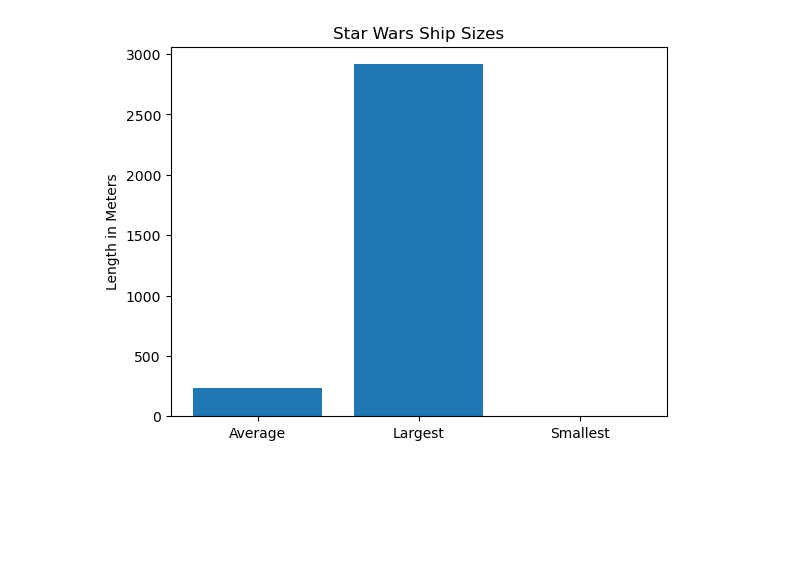
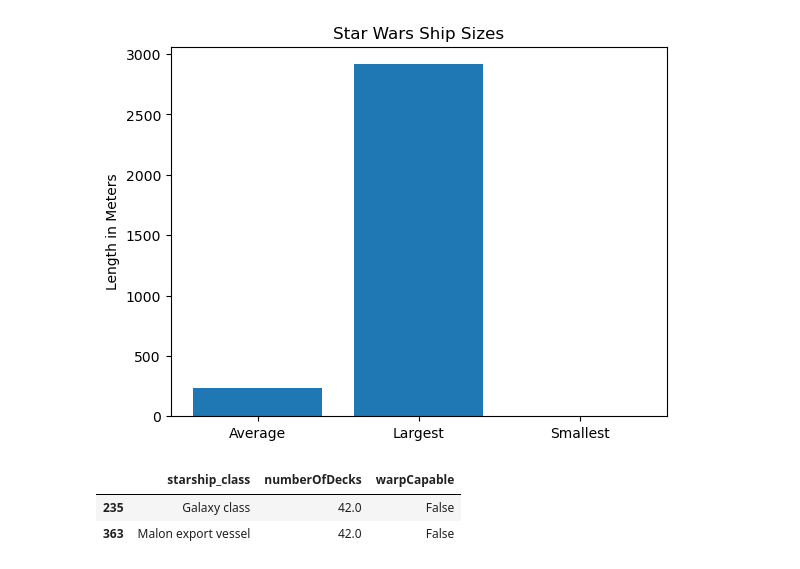
Before and after one commit to wesiswes629/wookiestapi, a Jupyter notebook: notebooks/all_spacecraft.ipynb, the cells around one changed output. Cells and saved outputs as stored; diff of their text form; code cells hidden in the pictures; blank space fills up the shorter version.

```diff
--- a/notebooks/all_spacecraft.ipynb
+++ b/notebooks/all_spacecraft.ipynb
@@ -551,3 +551,13 @@ plt.title('Star Wars Ship Sizes')
 plt.show()
 # %% [output]
 [figure]
+# %%
+decksize = 40
+
+largestdecks = stsc.loc[stsc['numberOfDecks'] >= decksize]
+
+largestdecks
+# %% [output]
+|  | starship_class | numberOfDecks | warpCapable |
+| 235 | Galaxy class | 42.0 | False |
+| 363 | Malon export vessel | 42.0 | False |
```
Also changed, not shown: parts of 2 cells of this notebook.
